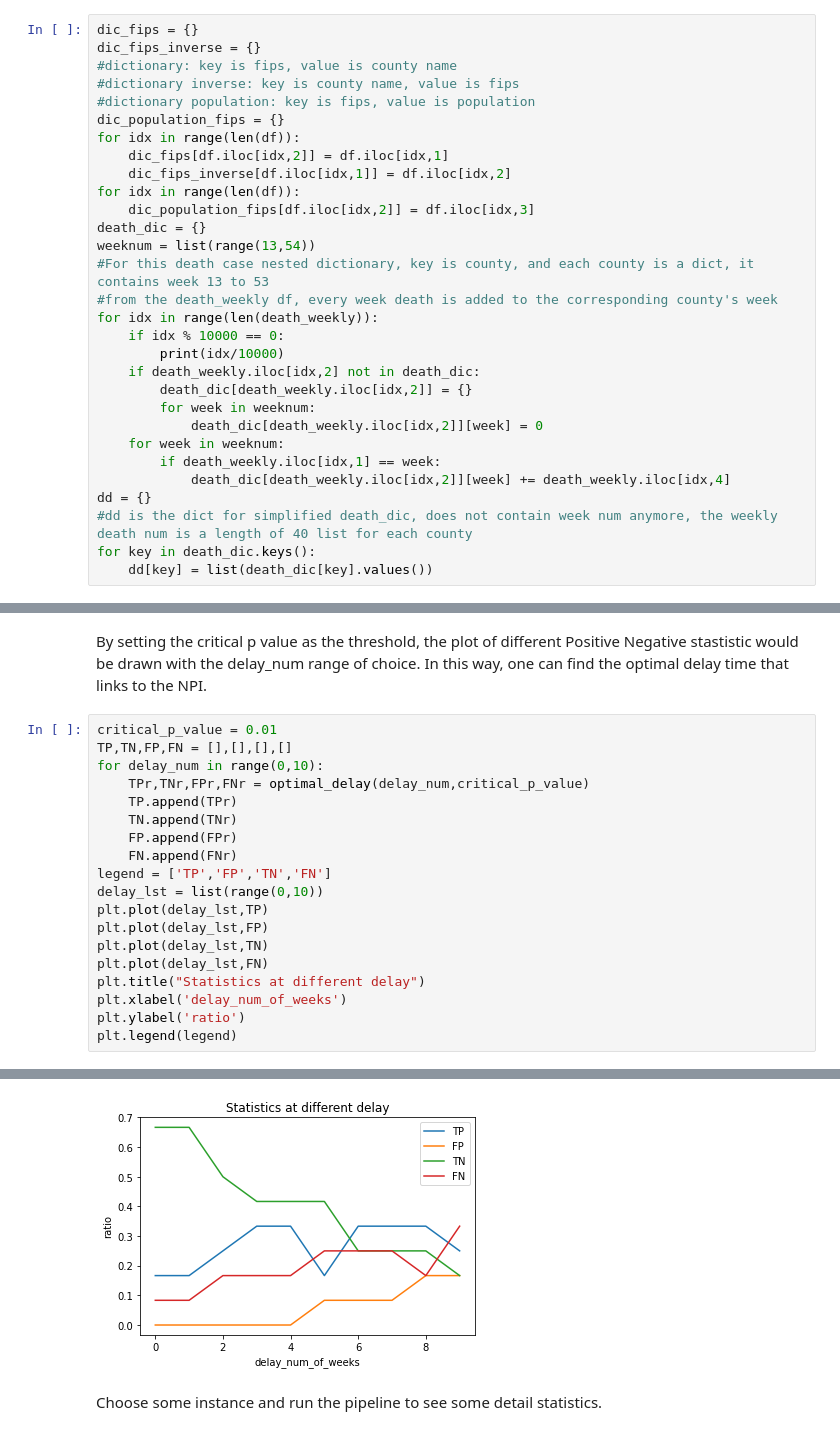
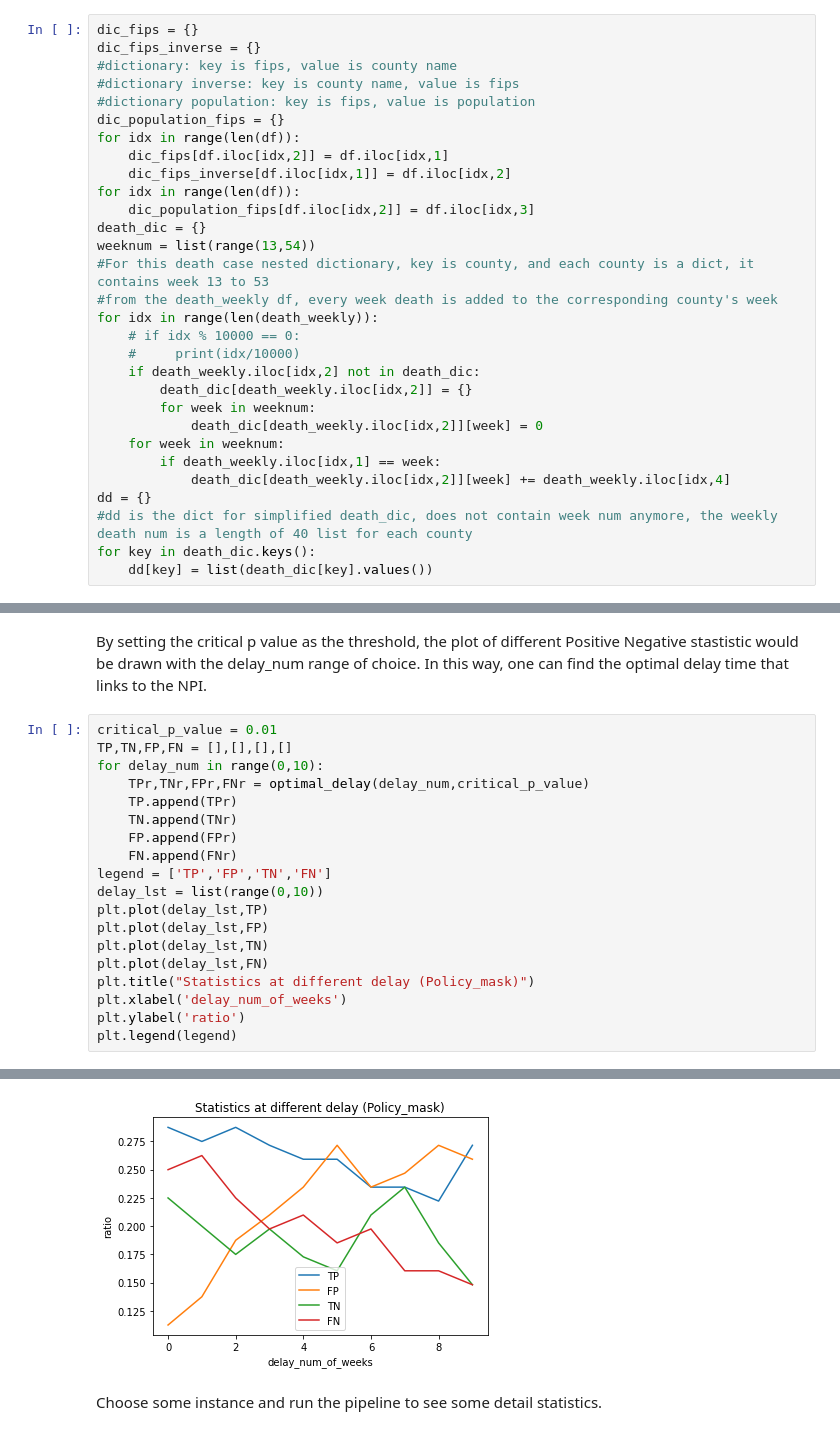
Before and after one commit to zunwang0513/EPI_Project-Covid19-Death-and-NPI, a Jupyter notebook: NPI_death.ipynb, the cells around one changed output, grey strips where cells are left out. Saved outputs shown, nothing was run; the diff lists cells and outputs as text.

```diff
--- a/NPI_death.ipynb
+++ b/NPI_death.ipynb
@@ -63,8 +63,8 @@ weeknum = list(range(13,54))
 #For this death case nested dictionary, key is county, and each county is a dict, it contains week 13 to 53
 #from the death_weekly df, every week death is added to the corresponding county's week
 for idx in range(len(death_weekly)):
-    if idx % 10000 == 0:
-        print(idx/10000)
+    # if idx % 10000 == 0:
+    #     print(idx/10000)
     if death_weekly.iloc[idx,2] not in death_dic:
         death_dic[death_weekly.iloc[idx,2]] = {}
         for week in weeknum:
@@ -257,29 +257,29 @@ In this way, one can find the optimal delay time that links to the NPI.
 # %%
 critical_p_value = 0.01
 TP,TN,FP,FN = [],[],[],[]
 for delay_num in range(0,10):
     TPr,TNr,FPr,FNr = optimal_delay(delay_num,critical_p_value)
     TP.append(TPr)
     TN.append(TNr)
     FP.append(FPr)
     FN.append(FNr)
 legend = ['TP','FP','TN','FN']
 delay_lst = list(range(0,10))
 plt.plot(delay_lst,TP)
 plt.plot(delay_lst,FP)
 plt.plot(delay_lst,TN)
 plt.plot(delay_lst,FN)
-plt.title("Statistics at different delay")
+plt.title("Statistics at different delay (Policy_mask)")
 plt.xlabel('delay_num_of_weeks')
 plt.ylabel('ratio')
 plt.legend(legend)
 # %% [output]
 invalid value encountered in double_scalars
 
 
 divide by zero encountered in double_scalars
 <matplotlib.legend.Legend at 0x...>
-[figure, old version]
+[figure, new version]
 # %% [markdown]
 Choose some instance and run the pipeline to see some detail statistics.
 # %%
```
Also changed, not shown: parts of 10 cells of this notebook.
